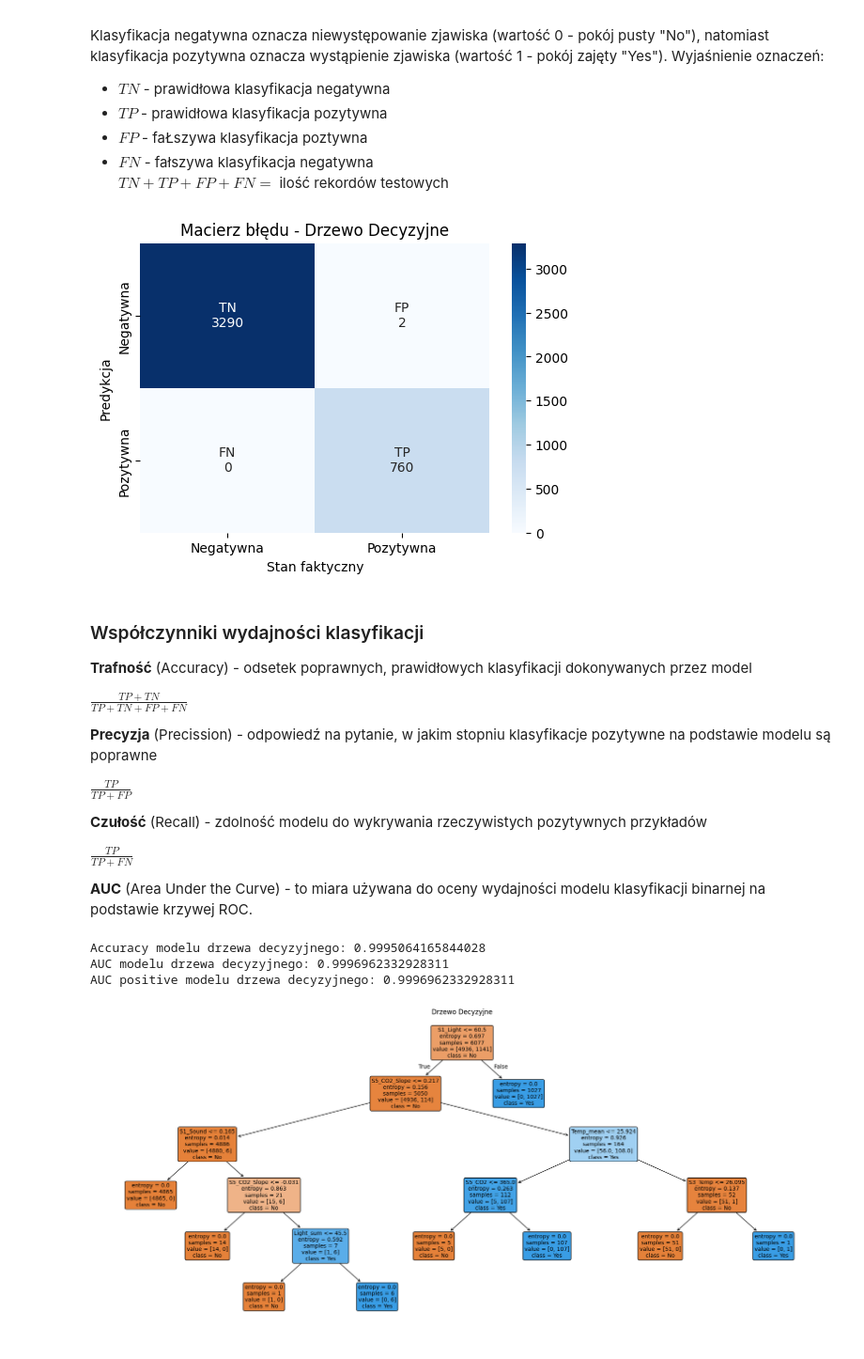
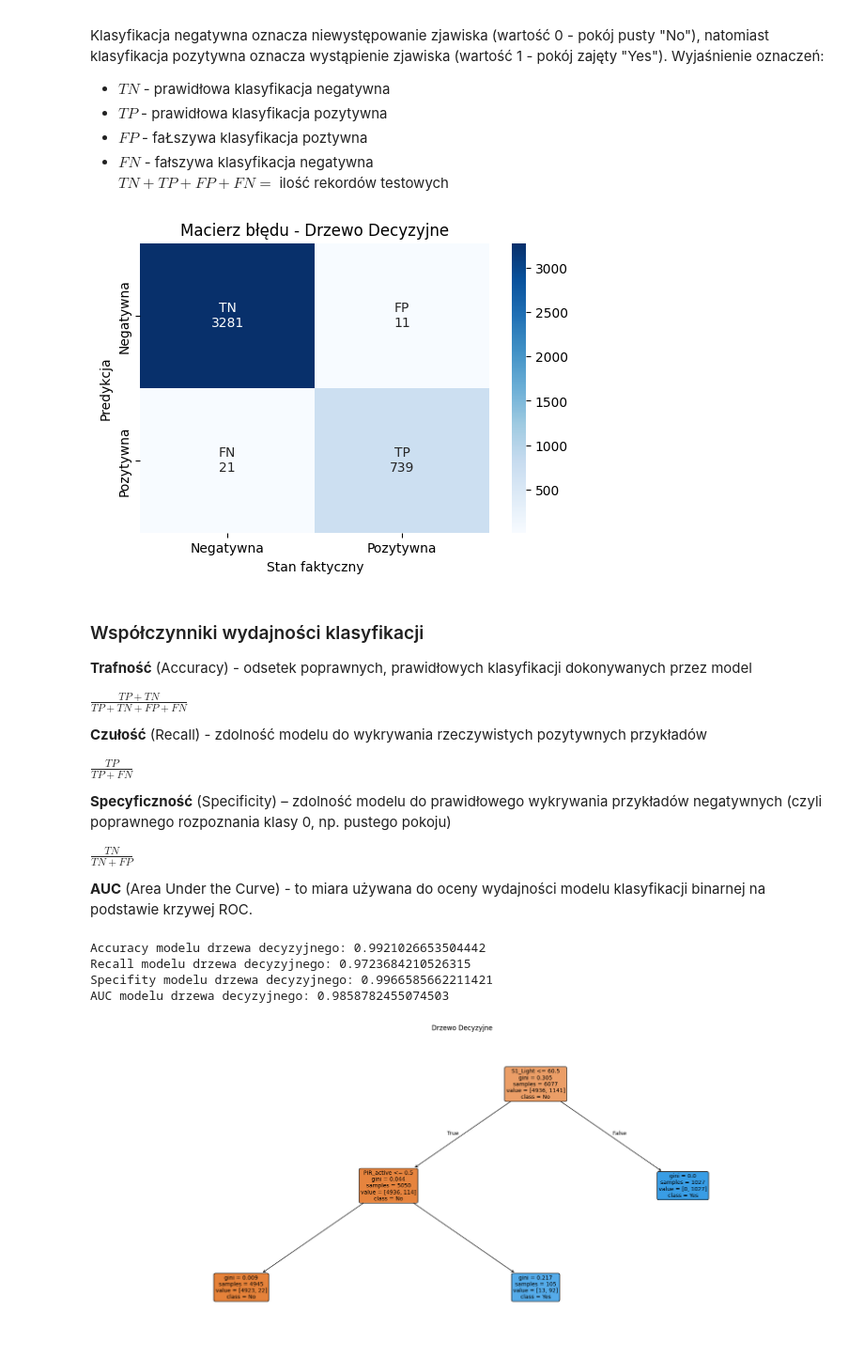
Before and after one commit to Soldier211/systemy-bi, a Jupyter notebook: projekt.ipynb, the cells around one changed output. Shown at 94% size. Cells and saved outputs as stored; diff of their text form; code cells hidden in the pictures.

```diff
--- a/projekt.ipynb
+++ b/projekt.ipynb
@@ -245,14 +257,14 @@ Liczba rekordów w zbiorze walidacyjnym: 4052
 Drzewo decyzyjne to narzędzie, wspierające proces podejmowania decyzji. Polega na przedstawieniu graficznym różnorodnych opcji i ich możliwych konsekwencji - wizualizacja zwykle przyjmuje postać rozgałęziającego się diagramu, co nawiązuje do struktury drzewa.
 # %%
 # Dopasowanie modelu
-clf_dt = DecisionTreeClassifier(random_state=1641, criterion='entropy', splitter='best')
-clf_dt.fit(X_train, y_train)
+dt_model = DecisionTreeClassifier(max_depth=2, random_state=1)
+dt_model.fit(X_train, y_train)
 
 # Predykcja na zbiorze walidacyjnym
-y_pred_dt = clf_dt.predict(X_val)
-y_pred_dt_prob = clf_dt.predict_proba(X_val)[:, 1]
+y_pred_dt = dt_model.predict(X_val)
+y_proba_dt = dt_model.predict_proba(X_val)[:, 1]
 
 print(y_pred_dt)
-print(y_pred_dt_prob)
+print(y_proba_dt)
 # %% [output]
 [1 0 0 ... 0 1 0]
@@ -291,38 +303,41 @@ plt.xlabel("Stan faktyczny")
 plt.ylabel("Predykcja")
 plt.show()
 # %% [output]
-[figure, old version]
+[figure, new version]
 # %% [markdown]
 ### Współczynniki wydajności klasyfikacji ###
 **Trafność** (Accuracy) - odsetek poprawnych, prawidłowych klasyfikacji dokonywanych przez model
 
 $ \frac{TP+TN}{TP+TN+FP+FN}$
 
-**Precyzja** (Precission) - odpowiedź na pytanie, w jakim stopniu klasyfikacje pozytywne na podstawie modelu są poprawne
-
-$ \frac{TP}{TP+FP} $
-
 **Czułość** (Recall) - zdolność modelu do wykrywania rzeczywistych pozytywnych przykładów
 
 $\frac{TP}{TP+FN}$
 
+**Specyficzność** (Specificity) – zdolność modelu do prawidłowego wykrywania przykładów negatywnych (czyli poprawnego rozpoznania klasy 0, np. pustego pokoju)
+
+$\frac{TN}{TN+FP}$
+
 **AUC** (Area Under the Curve) - to miara używana do oceny wydajności modelu klasyfikacji binarnej na podstawie krzywej ROC.
 # %%
 accuracy_dt = accuracy_score(y_val, y_pred_dt)
-auc_dt = roc_auc_score(y_val, y_pred_dt)
-auc_dt_correct = roc_auc_score(y_val, y_pred_dt_prob)
+recall_dt = recall_score(y_val, y_pred_dt)
+specifity_dt = recall_score(y_val, y_pred_dt, pos_label=0)
+auc_dt = roc_auc_score(y_val, y_proba_dt)
+
 print("Accuracy modelu drzewa decyzyjnego:", accuracy_dt)
+print("Recall modelu drzewa decyzyjnego:", recall_dt)
+print("Specifity modelu drzewa decyzyjnego:", specifity_dt)
 print("AUC modelu drzewa decyzyjnego:", auc_dt)
-print("AUC positive modelu drzewa decyzyjnego:", auc_dt_correct)
-fpr_dt, tpr_dt, _ = roc_curve(y_val, y_pred_dt_prob)
 # %% [output]
-Accuracy modelu drzewa decyzyjnego: 0.9995064165844028
-AUC modelu drzewa decyzyjnego: 0.9996962332928311
-AUC positive modelu drzewa decyzyjnego: 0.9996962332928311
+Accuracy modelu drzewa decyzyjnego: 0.9921026653504442
+Recall modelu drzewa decyzyjnego: 0.9723684210526315
+Specifity modelu drzewa decyzyjnego: 0.9966585662211421
+AUC modelu drzewa decyzyjnego: 0.9858782455074503
 # %%
 plt.figure(figsize=(24, 10))
-plot_tree(clf_dt, filled=True, feature_names=X_train.columns, class_names=['No', 'Yes'], rounded=True, fontsize=10)
+plot_tree(dt_model, filled=True, feature_names=X_train.columns, class_names=['No', 'Yes'], rounded=True, fontsize=10)
 plt.title("Drzewo Decyzyjne")
 plt.show()
 # %% [output]
-[figure, old version]
+[figure, new version]
```
Also changed, not shown: parts of 12 cells of this notebook, 1 other file.
